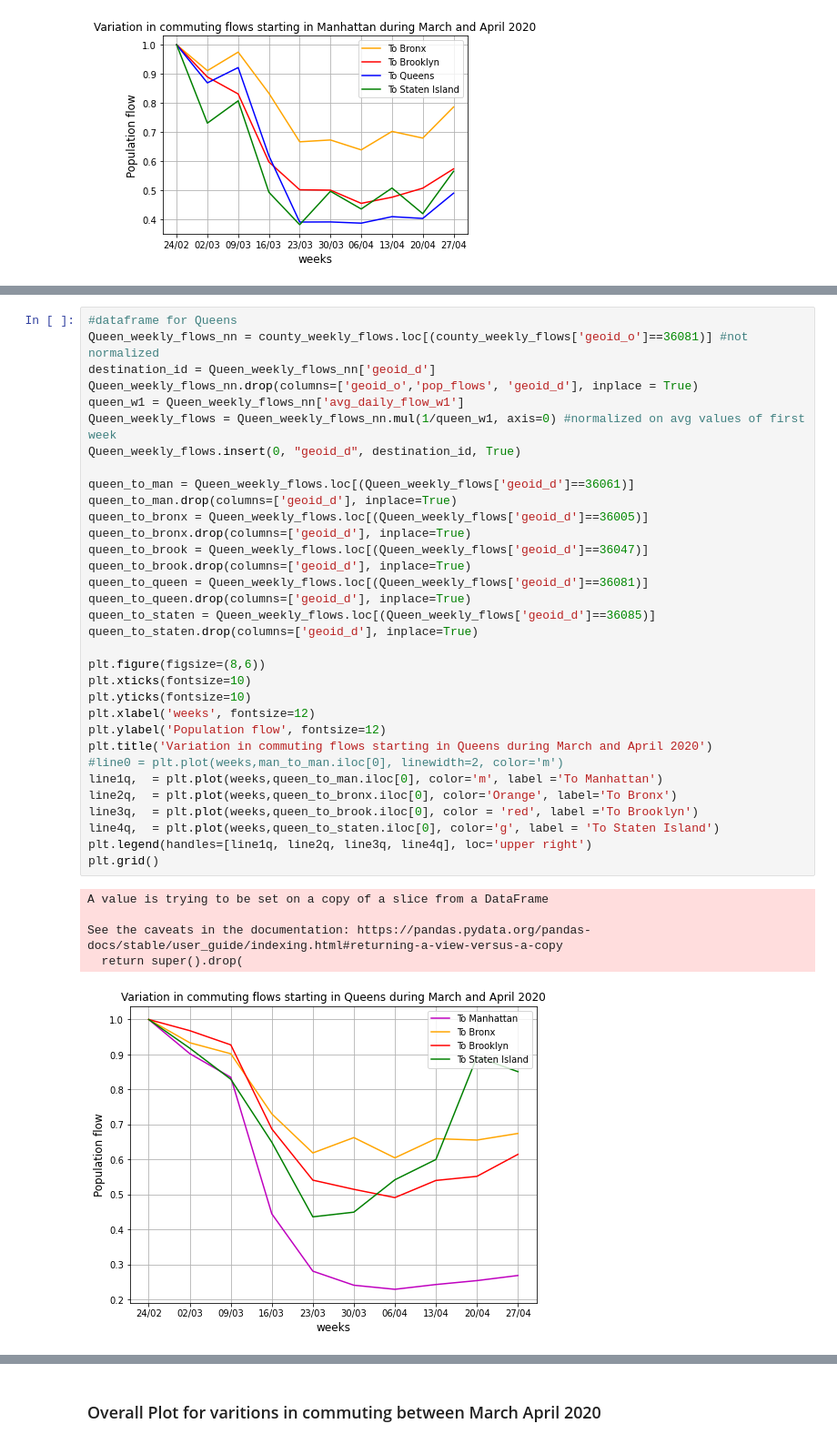
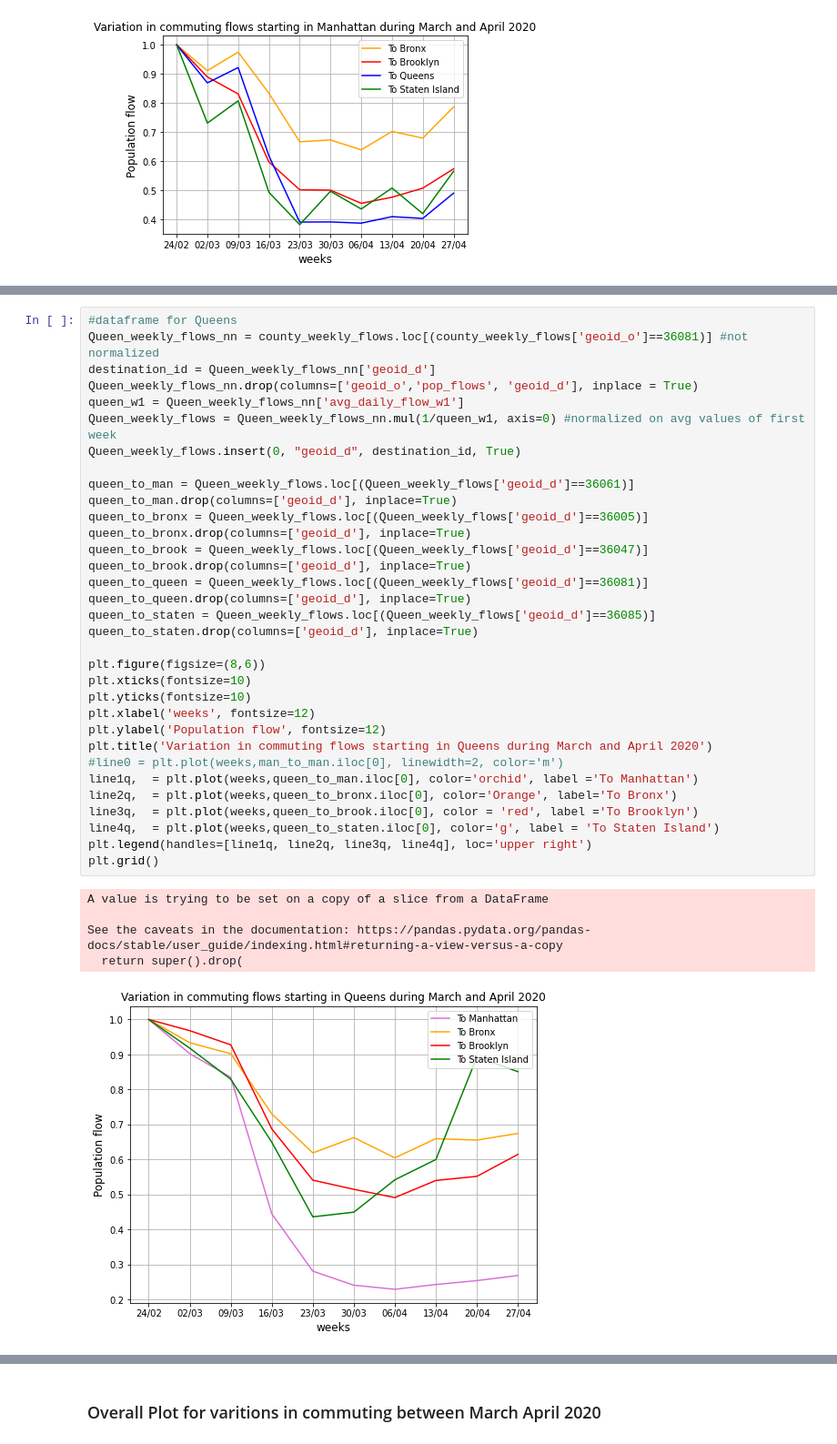
Before and after one commit to ClaudiaDeceglie/Thesis_NYC_covid19, a Jupyter notebook: Weekly_flows/Analysis_on_weekly_flows_county_NYC_march-april2020.ipynb, the cells around one changed output, grey strips where cells are left out. Shown: that part at 91% size. Cells and saved outputs as stored; diff of their text form.

```diff
--- a/Weekly_flows/Analysis_on_weekly_flows_county_NYC_march-april2020.ipynb
+++ b/Weekly_flows/Analysis_on_weekly_flows_county_NYC_march-april2020.ipynb
@@ -158,35 +158,35 @@ Queen_weekly_flows = Queen_weekly_flows_nn.mul(1/queen_w1, axis=0) #normalized o
 Queen_weekly_flows.insert(0, "geoid_d", destination_id, True)
 
 queen_to_man = Queen_weekly_flows.loc[(Queen_weekly_flows['geoid_d']==36061)]
 queen_to_man.drop(columns=['geoid_d'], inplace=True)
 queen_to_bronx = Queen_weekly_flows.loc[(Queen_weekly_flows['geoid_d']==36005)]
 queen_to_bronx.drop(columns=['geoid_d'], inplace=True)
 queen_to_brook = Queen_weekly_flows.loc[(Queen_weekly_flows['geoid_d']==36047)]
 queen_to_brook.drop(columns=['geoid_d'], inplace=True)
 queen_to_queen = Queen_weekly_flows.loc[(Queen_weekly_flows['geoid_d']==36081)]
 queen_to_queen.drop(columns=['geoid_d'], inplace=True)
 queen_to_staten = Queen_weekly_flows.loc[(Queen_weekly_flows['geoid_d']==36085)]
 queen_to_staten.drop(columns=['geoid_d'], inplace=True)
 
 plt.figure(figsize=(8,6))
 plt.xticks(fontsize=10)
 plt.yticks(fontsize=10)
 plt.xlabel('weeks', fontsize=12)
 plt.ylabel('Population flow', fontsize=12)
 plt.title('Variation in commuting flows starting in Queens during March and April 2020')
 #line0 = plt.plot(weeks,man_to_man.iloc[0], linewidth=2, color='m')
-line1q,  = plt.plot(weeks,queen_to_man.iloc[0], color='m', label ='To Manhattan')
+line1q,  = plt.plot(weeks,queen_to_man.iloc[0], color='orchid', label ='To Manhattan')
 line2q,  = plt.plot(weeks,queen_to_bronx.iloc[0], color='Orange', label='To Bronx')
 line3q,  = plt.plot(weeks,queen_to_brook.iloc[0], color = 'red', label ='To Brooklyn')
 line4q,  = plt.plot(weeks,queen_to_staten.iloc[0], color='g', label = 'To Staten Island')
 plt.legend(handles=[line1q, line2q, line3q, line4q], loc='upper right')
 plt.grid()
 # %% [output]
 A value is trying to be set on a copy of a slice from a DataFrame
 
 See the caveats in the documentation: https://pandas.pydata.org/pandas-docs/stable/user_guide/indexing.html#returning-a-view-versus-a-copy
   return super().drop(
-[figure, old version]
+[figure, new version]
 # %%
 #dataframe for Staten Island
 
```
Also changed, not shown: parts of 5 cells of this notebook.
